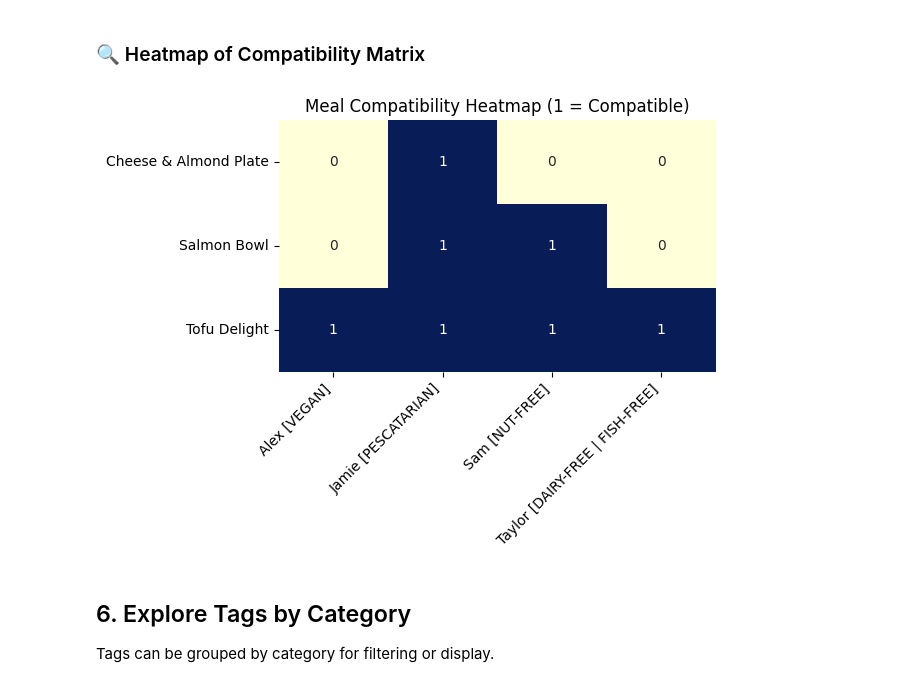
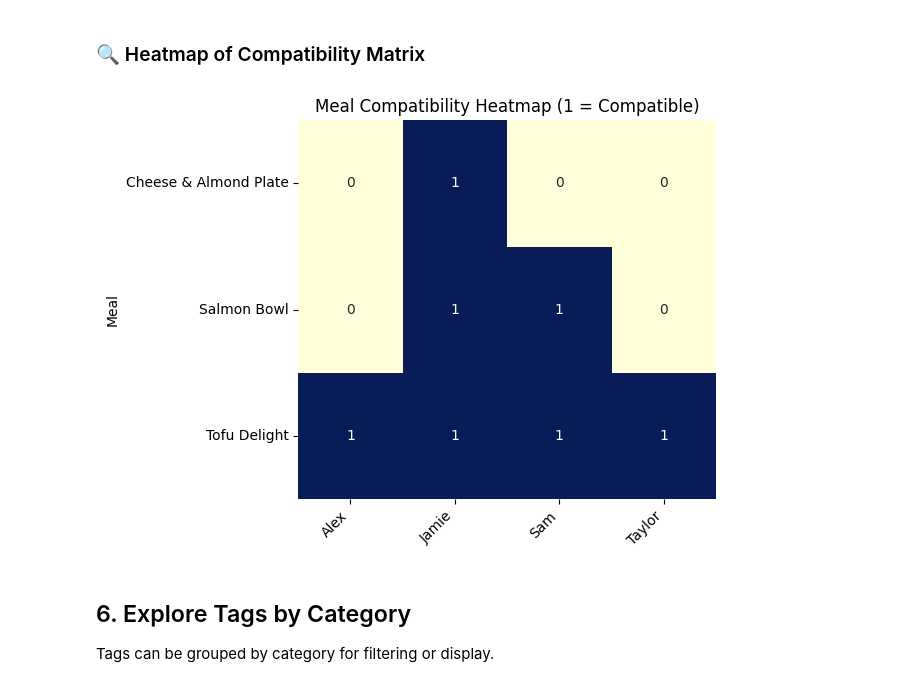
Before and after one commit to JetpackYoshi/meal-planner, a Jupyter notebook: examples/feature_overview.ipynb, the cells around one changed output. Saved outputs shown, nothing was run; the diff lists cells and outputs as text; code cells hidden in the pictures.

```diff
--- a/examples/feature_overview.ipynb
+++ b/examples/feature_overview.ipynb
@@ -193,14 +190,18 @@ plt.show()
 # %% [markdown]
 ### 🔍 Heatmap of Compatibility Matrix
 # %%
-matrix = analyzer.get_matrix().astype(int)
-sns.heatmap(matrix, annot=True, cmap="YlGnBu", cbar=False)
+matrix = analyzer.get_compatibility_matrix()
+# Convert boolean values to integers, excluding the Meal column
+matrix_numeric = matrix.drop('Meal', axis=1).astype(int)
+matrix_numeric.index = matrix['Meal']
+
+sns.heatmap(matrix_numeric, annot=True, cmap="YlGnBu", cbar=False)
 plt.title("Meal Compatibility Heatmap (1 = Compatible)")
 plt.xticks(rotation=45, ha='right')
 plt.tight_layout()
 plt.show()
 # %% [output]
-[figure, old version]
+[figure, new version]
 # %% [markdown]
 ## 6. Explore Tags by Category
 
```
Also changed, not shown: parts of 9 cells of this notebook, 8 other files.
